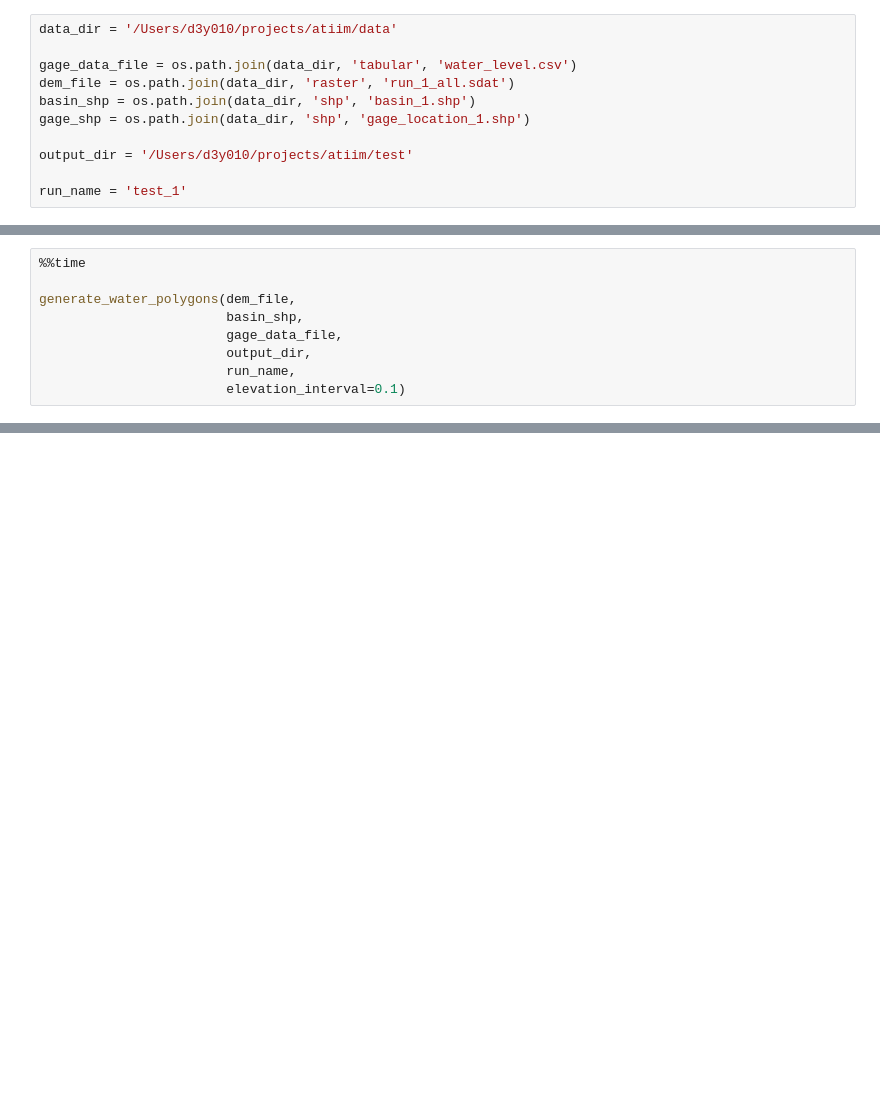
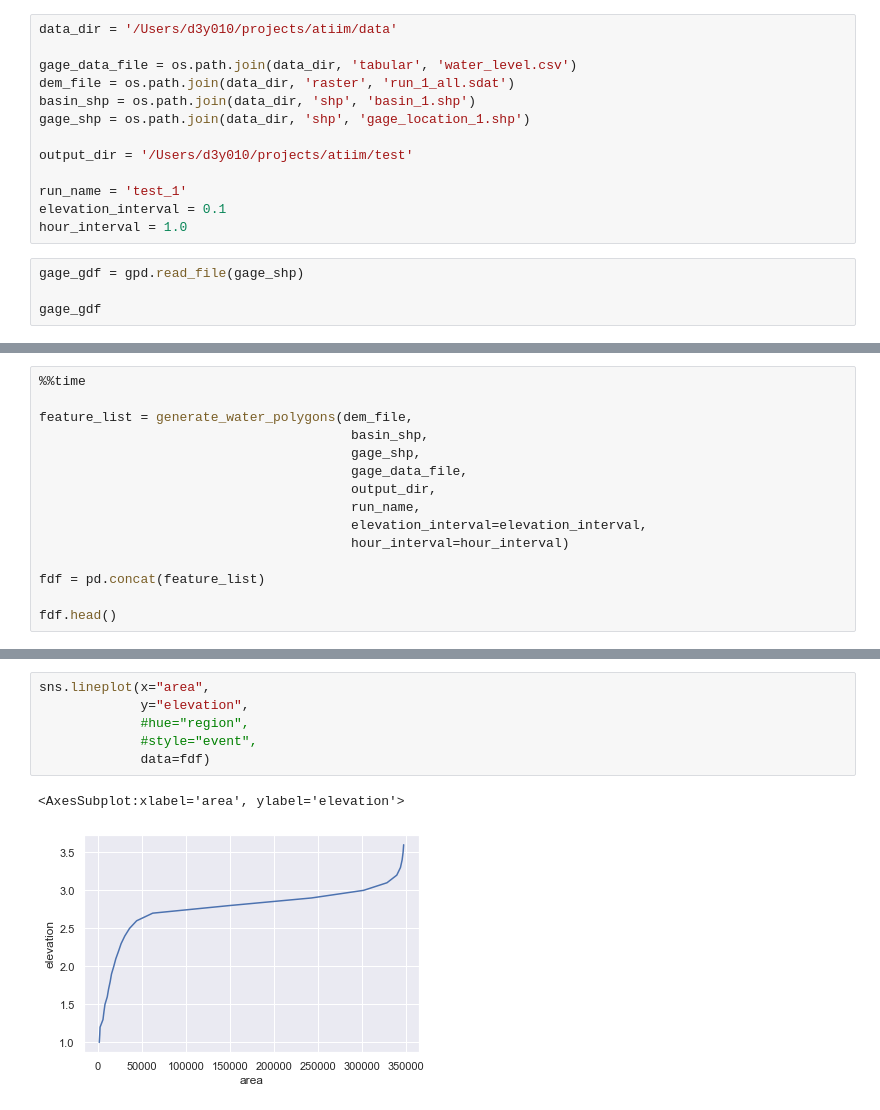
Before and after one commit to crvernon/atiim, a Jupyter notebook: noteboooks/quickstarter.ipynb, the cells around one changed output, grey strips where cells are left out. Cells and saved outputs as stored; diff of their text form; blank space fills up the shorter version.

```diff
--- a/noteboooks/quickstarter.ipynb
+++ b/noteboooks/quickstarter.ipynb
@@ -23,3 +31,9 @@ gage_shp = os.path.join(data_dir, 'shp', 'gage_location_1.shp')
 output_dir = '/Users/d3y010/projects/atiim/test'
 
 run_name = 'test_1'
+elevation_interval = 0.1
+hour_interval = 1.0
+# %%
+gage_gdf = gpd.read_file(gage_shp)
+
+gage_gdf
@@ -151,10 +268,16 @@ def generate_water_polygons(dem_file,
 # %%
 %%time
 
-generate_water_polygons(dem_file,
-                        basin_shp,
-                        gage_data_file,
-                        output_dir,
-                        run_name,
-                        elevation_interval=0.1)
+feature_list = generate_water_polygons(dem_file,
+                                        basin_shp,
+                                        gage_shp,
+                                        gage_data_file,
+                                        output_dir,
+                                        run_name,
+                                        elevation_interval=elevation_interval,
+                                        hour_interval=hour_interval)
+
+fdf = pd.concat(feature_list)
+
+fdf.head()
 # %% [output]
@@ -161,0 +301,9 @@ DriverIOError: .shp file is unreadable, or corrupt.
+# %%
+sns.lineplot(x="area",
+             y="elevation",
+             #hue="region",
+             #style="event",
+             data=fdf)
+# %% [output]
+<AxesSubplot:xlabel='area', ylabel='elevation'>
+[figure, added]
```
Also changed, not shown: parts of 16 cells of this notebook.
